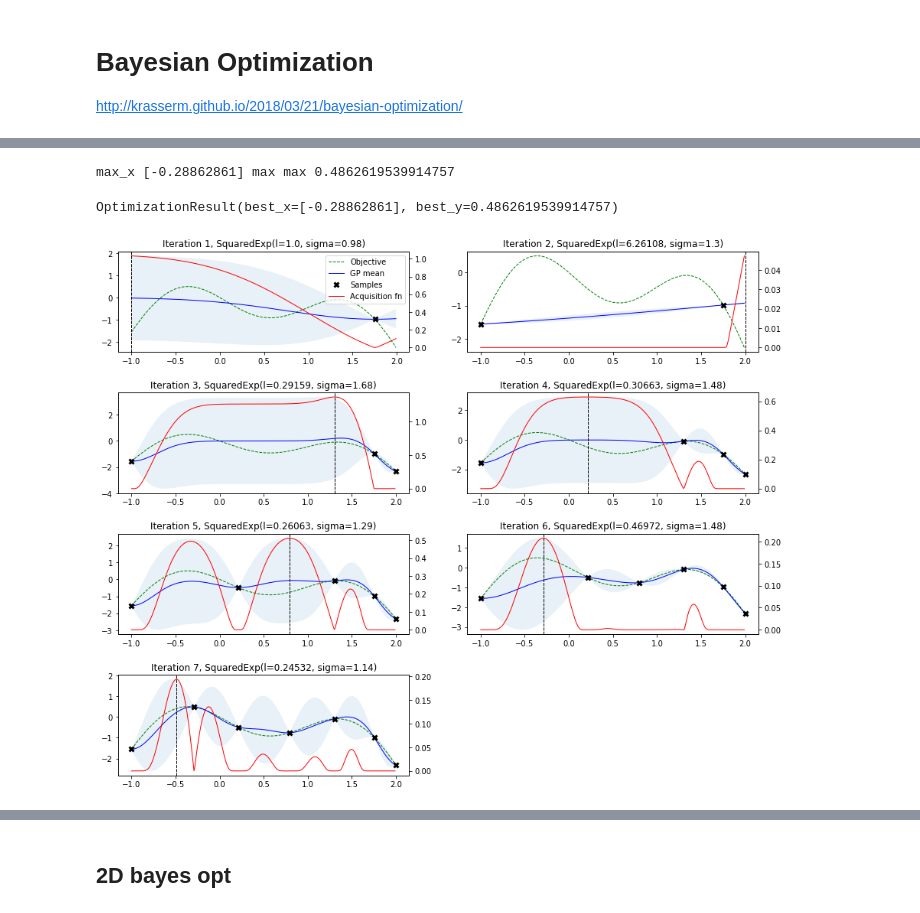
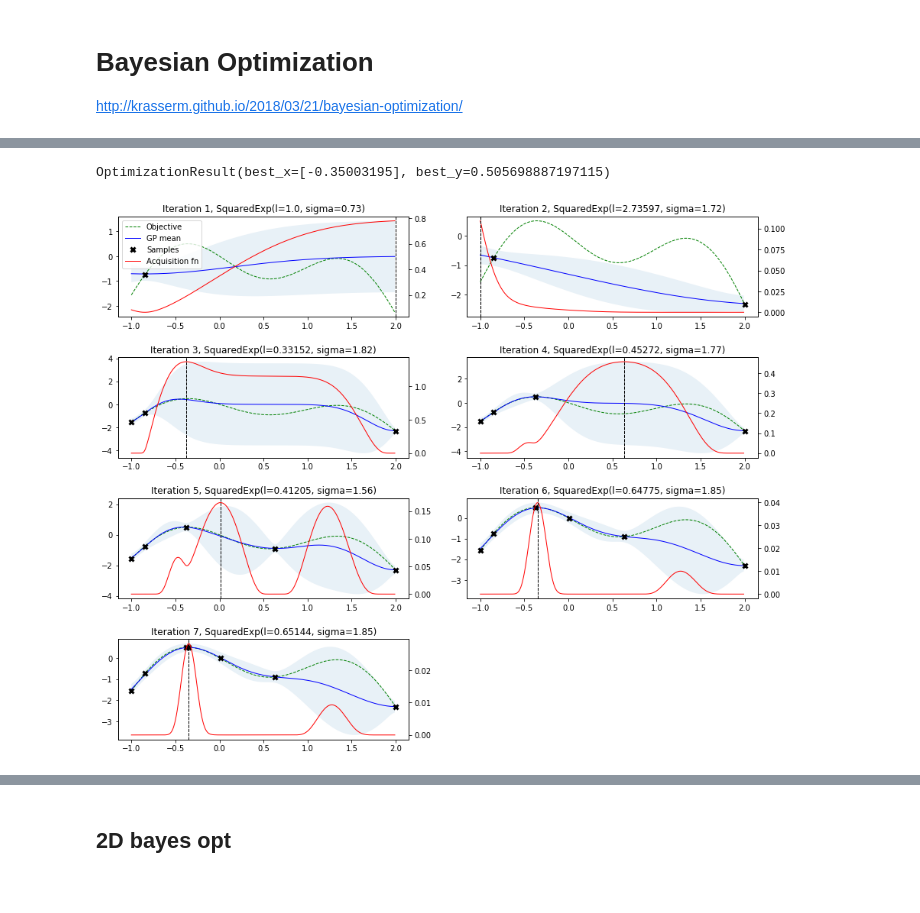
Before and after one commit to darthdeus/bopt, a Jupyter notebook: GP mojeopt.ipynb, the cells around one changed output, grey strips where cells are left out. Saved outputs shown, nothing was run; the diff lists cells and outputs as text; code cells hidden in the pictures.

```diff
--- a/GP mojeopt.ipynb
+++ b/GP mojeopt.ipynb
@@ -339,7 +312,6 @@ OptimizationResult(best_x=[-0.37842067], best_y=0.5042868364240289)
 # %%
-bo_plot_exploration(noisy_f, bounds, X_true=X_true, y_true=y_true, n_iter=8)
+bo_plot_exploration(noisy_f, bounds, X_true=X_true, y_true=y_true, n_iter=8, gp_noise=0.02)
 # %% [output]
-max_x [-0.28862861] max max 0.4862619539914757
+OptimizationResult(best_x=[-0.35003195], best_y=0.505698887197115)
-OptimizationResult(best_x=[-0.28862861], best_y=0.4862619539914757)
-[figure, old version]
+[figure, new version]
 # %%
```
Also changed, not shown: parts of 17 cells of this notebook, 1 other file.
